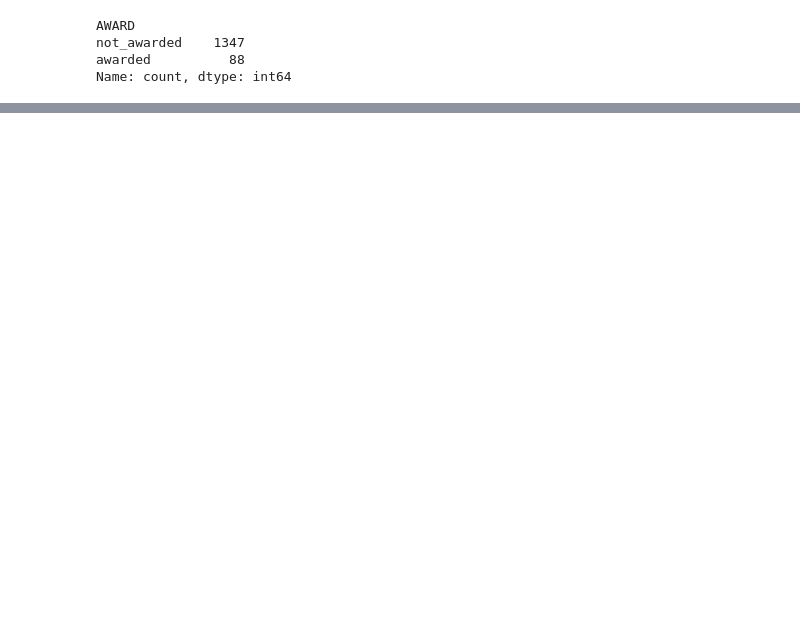
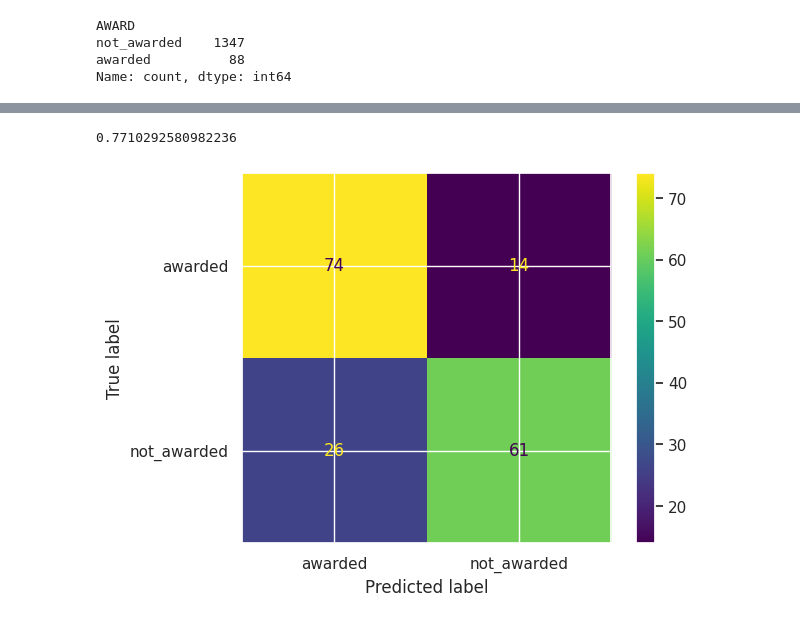
Before and after one commit to crazyjeannot/AWARDS, a Jupyter notebook: scripts/SVM_GroupKFold.ipynb, the cells around one changed output, grey strips where cells are left out. Cells and saved outputs as stored; diff of their text form; code cells hidden in the pictures; blank space fills up the shorter version.

```diff
--- a/scripts/SVM_GroupKFold.ipynb
+++ b/scripts/SVM_GroupKFold.ipynb
@@ -147,0 +215,5 @@ df_sizeopti = ratio_truncate(df_main_author, 0.5)
+# %%
+pipe, df_scores, bas = KF_canonized(df_concat)
+# %% [output]
+0.7710292580982236
+[figure, added]
```
Also changed, not shown: parts of 11 cells of this notebook, 1 other file.
